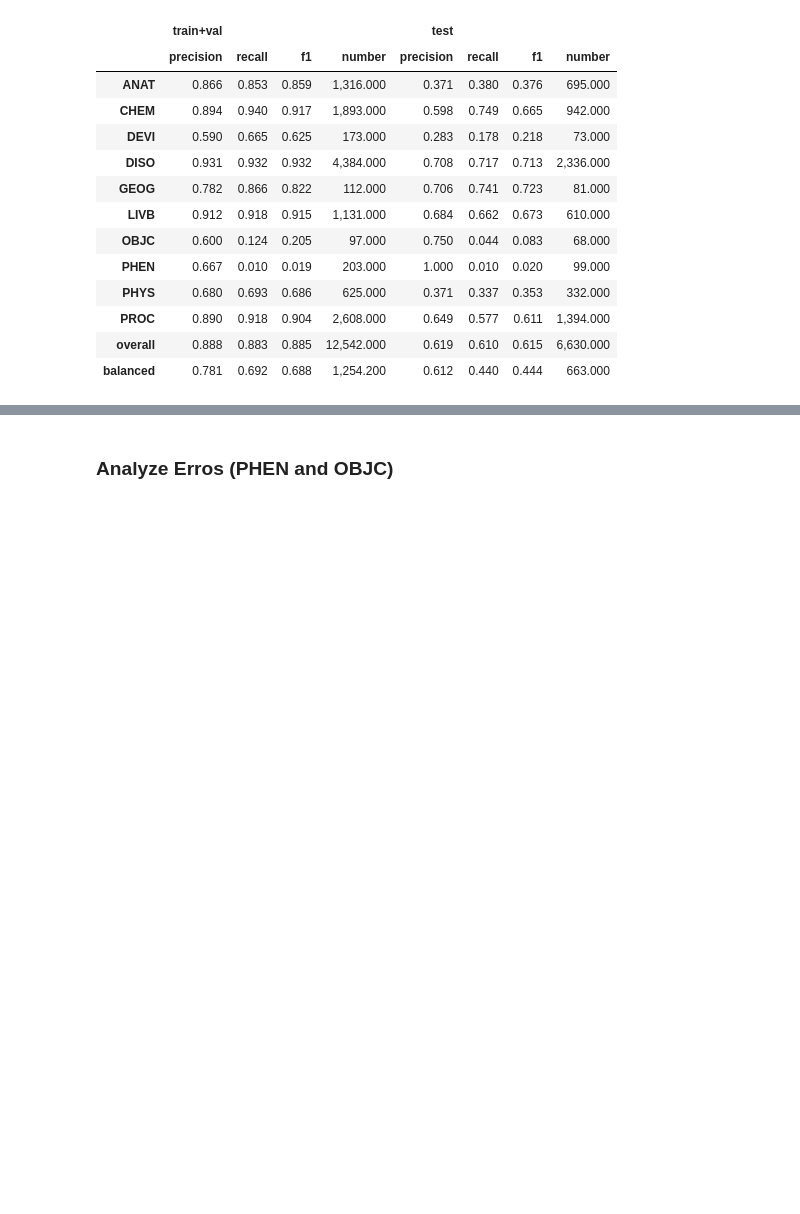
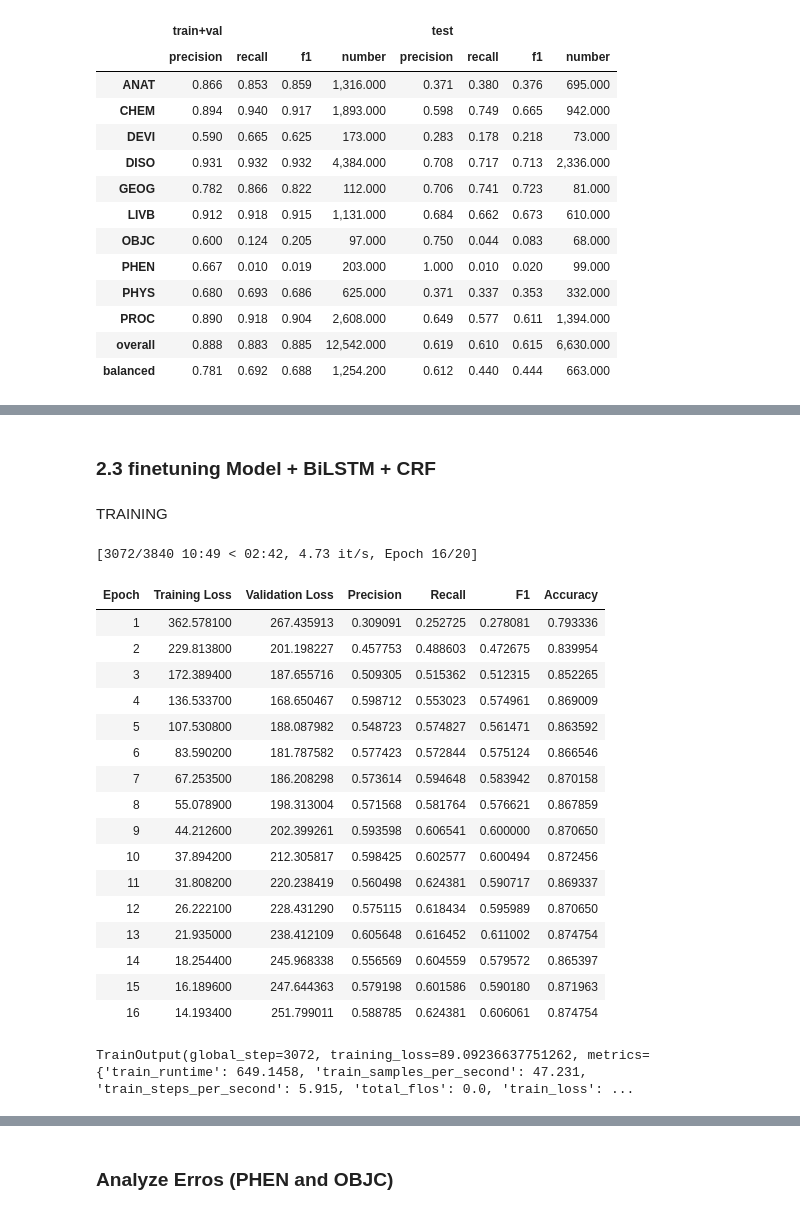
Before and after one commit to ykacer/Medical_NLP_Case_Study, a Jupyter notebook: quaero.ipynb, the cells around one changed output, grey strips where cells are left out. Cells and saved outputs as stored; diff of their text form; code cells hidden in the pictures; blank space fills up the shorter version.

Commit message:
add post processing CRF and BiLSTM+CRF experiments

```diff
--- a/quaero.ipynb
+++ b/quaero.ipynb
@@ -429,0 +577,4 @@ df_metrics
+# %% [markdown]
+### 2.3 finetuning Model + BiLSTM + CRF
+# %% [markdown]
+TRAINING
@@ -429,0 +646,59 @@ df_metrics
+# %%
+data_collator_bilstm_crf = DataCollatorForTokenClassification(tokenizer=tokenizer, label_pad_token_id=0)
+# %%
+learning_rate=2e-5
+epochs=20
+
+args_bilstm_crf = TrainingArguments(
+    output_dir='/tmp',
+    evaluation_strategy = "epoch",
+    logging_strategy = "epoch",
+    save_strategy='epoch',
+    logging_steps = 1,
+    learning_rate=learning_rate,
+    per_device_train_batch_size=8,
+    per_device_eval_batch_size=8,
+    num_train_epochs=epochs,
+    weight_decay=0.01,
+    seed=0,
+    data_seed=0,
+    metric_for_best_model="f1",
+    greater_is_better=True,
+    load_best_model_at_end=True
+)
+# %%
+def model_bilstm_crf_init():
+    return AutoModelBiLstmCrfForTokenClassification(len(label_names))
+
+trainer_bilstm_crf = Trainer(
+    model_init=model_bilstm_crf_init,
+    args=args_bilstm_crf,
+    train_dataset=ds_train,
+    eval_dataset=ds_val,
+    data_collator=data_collator_bilstm_crf,
+    tokenizer=tokenizer,
+    compute_metrics=compute_ner_metrics,
+    callbacks = [EarlyStoppingCallback(early_stopping_patience=3)]
+)
+# %%
+trainer_bilstm_crf.train()
+# %% [output]
+[3072/3840 10:49 < 02:42, 4.73 it/s, Epoch 16/20]
+| Epoch | Training Loss | Validation Loss | Precision | Recall | F1 | Accuracy |
+| 1 | 362.578100 | 267.435913 | 0.309091 | 0.252725 | 0.278081 | 0.793336 |
+| 2 | 229.813800 | 201.198227 | 0.457753 | 0.488603 | 0.472675 | 0.839954 |
+| 3 | 172.389400 | 187.655716 | 0.509305 | 0.515362 | 0.512315 | 0.852265 |
+| 4 | 136.533700 | 168.650467 | 0.598712 | 0.553023 | 0.574961 | 0.869009 |
+| 5 | 107.530800 | 188.087982 | 0.548723 | 0.574827 | 0.561471 | 0.863592 |
+| 6 | 83.590200 | 181.787582 | 0.577423 | 0.572844 | 0.575124 | 0.866546 |
+| 7 | 67.253500 | 186.208298 | 0.573614 | 0.594648 | 0.583942 | 0.870158 |
+| 8 | 55.078900 | 198.313004 | 0.571568 | 0.581764 | 0.576621 | 0.867859 |
+| 9 | 44.212600 | 202.399261 | 0.593598 | 0.606541 | 0.600000 | 0.870650 |
+| 10 | 37.894200 | 212.305817 | 0.598425 | 0.602577 | 0.600494 | 0.872456 |
+| 11 | 31.808200 | 220.238419 | 0.560498 | 0.624381 | 0.590717 | 0.869337 |
+| 12 | 26.222100 | 228.431290 | 0.575115 | 0.618434 | 0.595989 | 0.870650 |
+| 13 | 21.935000 | 238.412109 | 0.605648 | 0.616452 | 0.611002 | 0.874754 |
+| 14 | 18.254400 | 245.968338 | 0.556569 | 0.604559 | 0.579572 | 0.865397 |
+| 15 | 16.189600 | 247.644363 | 0.579198 | 0.601586 | 0.590180 | 0.871963 |
+| 16 | 14.193400 | 251.799011 | 0.588785 | 0.624381 | 0.606061 | 0.874754 |
+TrainOutput(global_step=3072, training_loss=89.09236637751262, metrics={'train_runtime': 649.1458, 'train_samples_per_second': 47.231, 'train_steps_per_second': 5.915, 'total_flos': 0.0, 'train_loss': ...
```
Also changed, not shown: parts of 46 cells of this notebook.
